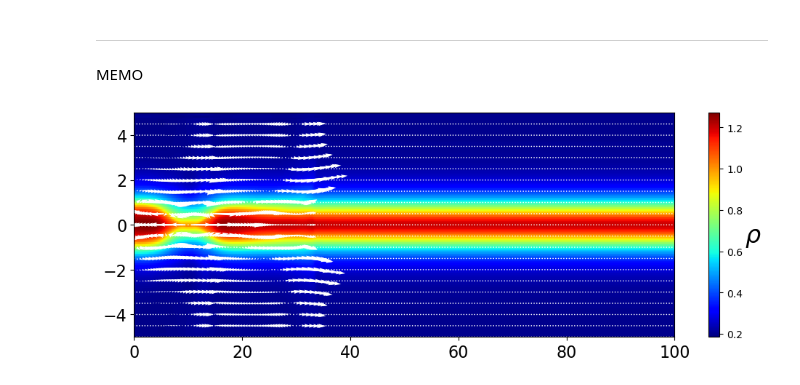
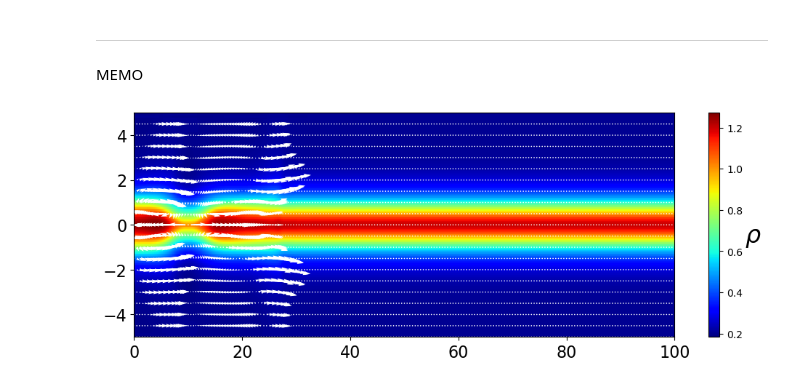
Before and after one commit to Keita-A/RadiativeMHD-simulation, a Jupyter notebook: MR.ipynb, the cells around one changed output. Drawn from its saved outputs; the diff is of its cells as text; code cells hidden in the pictures.

```diff
--- a/MR.ipynb
+++ b/MR.ipynb
@@ -508,33 +508,33 @@ fig = plt.figure(figsize=(12, 4))
 ax1 = fig.add_subplot(111)
 
 log = np.loadtxt("log_PI.txt", delimiter=',')
-step = 11300
+step = 8000
 
 U = np.load(f"results_PI/U_{step}.npy")
 rho = U[0, :, :]
 u = U[1, :, :] / rho
 v = U[2, :, :] / rho
 w = U[3, :, :] / rho
 Bx = U[4, :, :]
 By = U[5, :, :]
 Bz = U[6, :, :]
 e = U[7, :, :]
 p = (gamma-1) * (e - rho*(u**2+v**2+w**2)/2 - (Bx**2+By**2+Bz**2)/2)
 magnetic_pressure = 1/2 * (Bx**2+By**2+Bz**2)
 pT = p + magnetic_pressure
 
 contour = ax1.pcolormesh(X, Y, (rho).T, cmap='jet')
 cbar = plt.colorbar(contour, ax=ax1)
 cbar.set_label(r"$\rho$", fontsize=24, rotation=0, labelpad=10)
 quiver_interval = 10
 ax1.quiver(X[::quiver_interval, ::quiver_interval], Y[::quiver_interval, ::quiver_interval],
         u[::quiver_interval, ::quiver_interval].T, v[::quiver_interval, ::quiver_interval].T,
         scale=2, color='white')
 
 #ax1.text(0.8, 1.02, f"t = {log[int(step/100)][1]:.3f}", transform=ax1.transAxes, fontsize=16)
 ax1.tick_params(labelsize=16)
 ax1.set_xlim(0.0, x_max+1e-10)
 ax1.set_ylim(-y_max, y_max+1e-10)
 plt.show()
 # %% [output]
-[figure, old version]
+[figure, new version]
```
Also changed, not shown: 1 other file.
